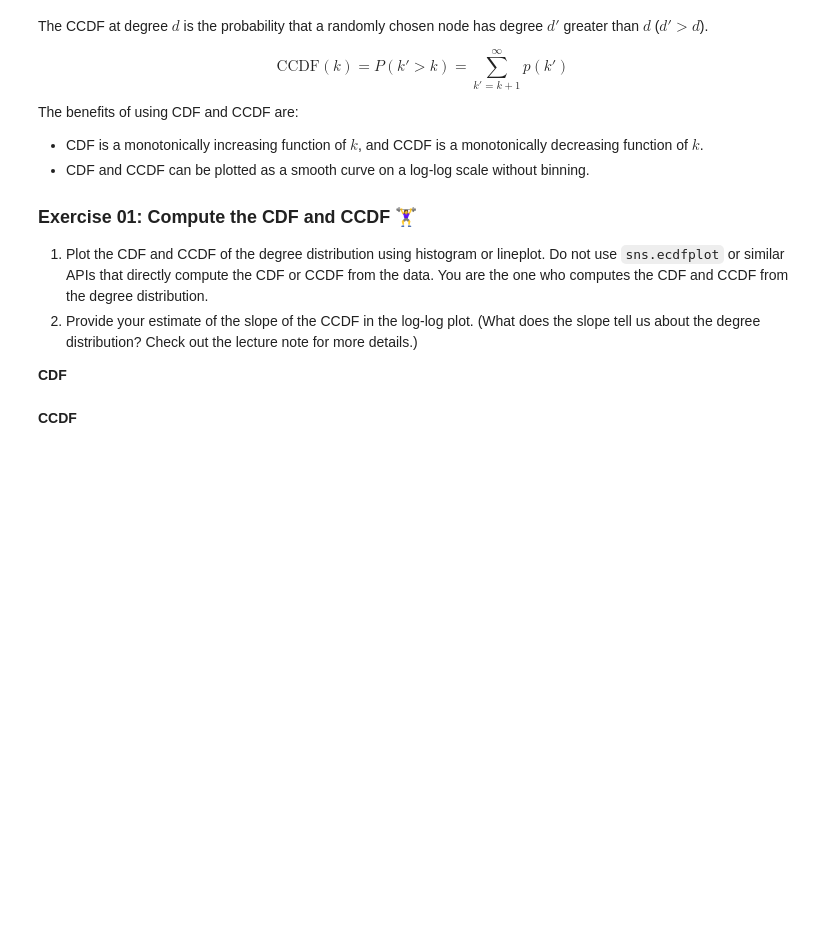
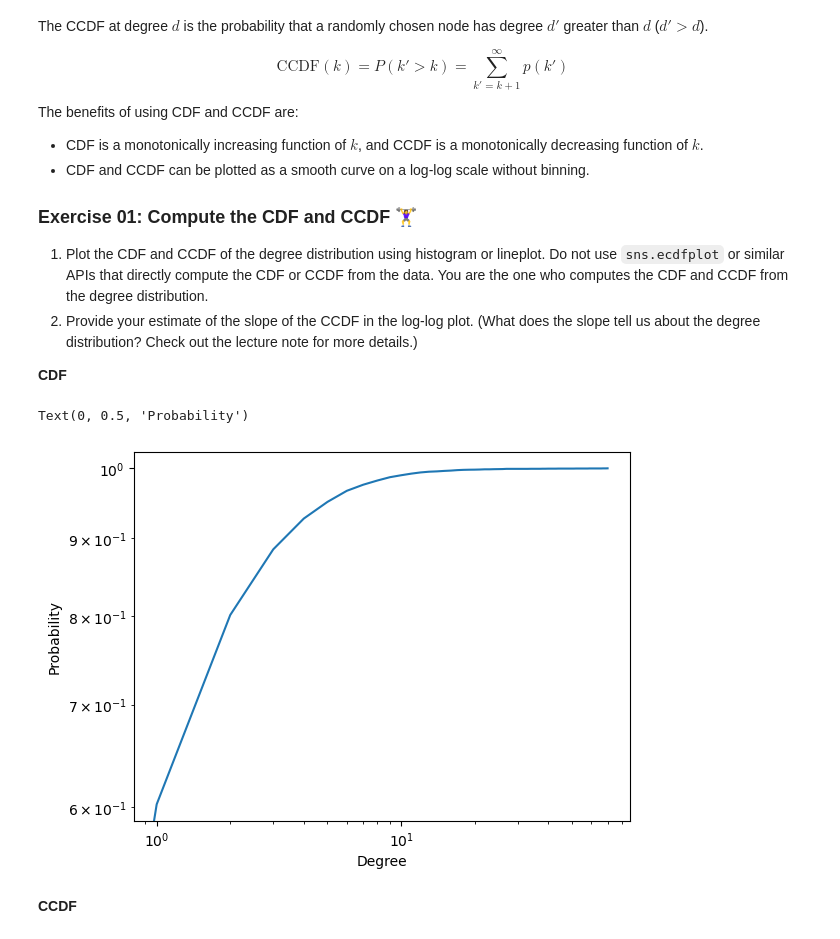
Before and after one commit to skojaku/adv-net-sci, a Jupyter notebook: notebooks/exercise-m04-friendship-paradox.ipynb, the cells around one changed output. Saved outputs shown, nothing was run; the diff lists cells and outputs as text; code cells hidden in the pictures; blank space fills up the shorter version.

```diff
--- a/notebooks/exercise-m04-friendship-paradox.ipynb
+++ b/notebooks/exercise-m04-friendship-paradox.ipynb
@@ -92,5 +98,18 @@ The benefits of using CDF and CCDF are:
 2. Provide your estimate of the slope of the CCDF in the log-log plot. (What does the slope tell us about the degree distribution? Check out the lecture note for more details.)
 
 **CDF**
+# %%
+p_deg_cdf = np.cumsum(p_deg)
+
+assert np.isclose(p_deg_cdf[-1], 1), p_deg_cdf[-1]
+
+ax = sns.lineplot(x=np.arange(len(p_deg_cdf)), y=p_deg_cdf)
+ax.set_xscale('log')
+ax.set_yscale('log')
+ax.set_xlabel('Degree')
+ax.set_ylabel('Probability')
+# %% [output]
+Text(0, 0.5, 'Probability')
+[figure, added]
 # %% [markdown]
 **CCDF**
```
Also changed, not shown: parts of 6 cells of this notebook, 4 other files.
